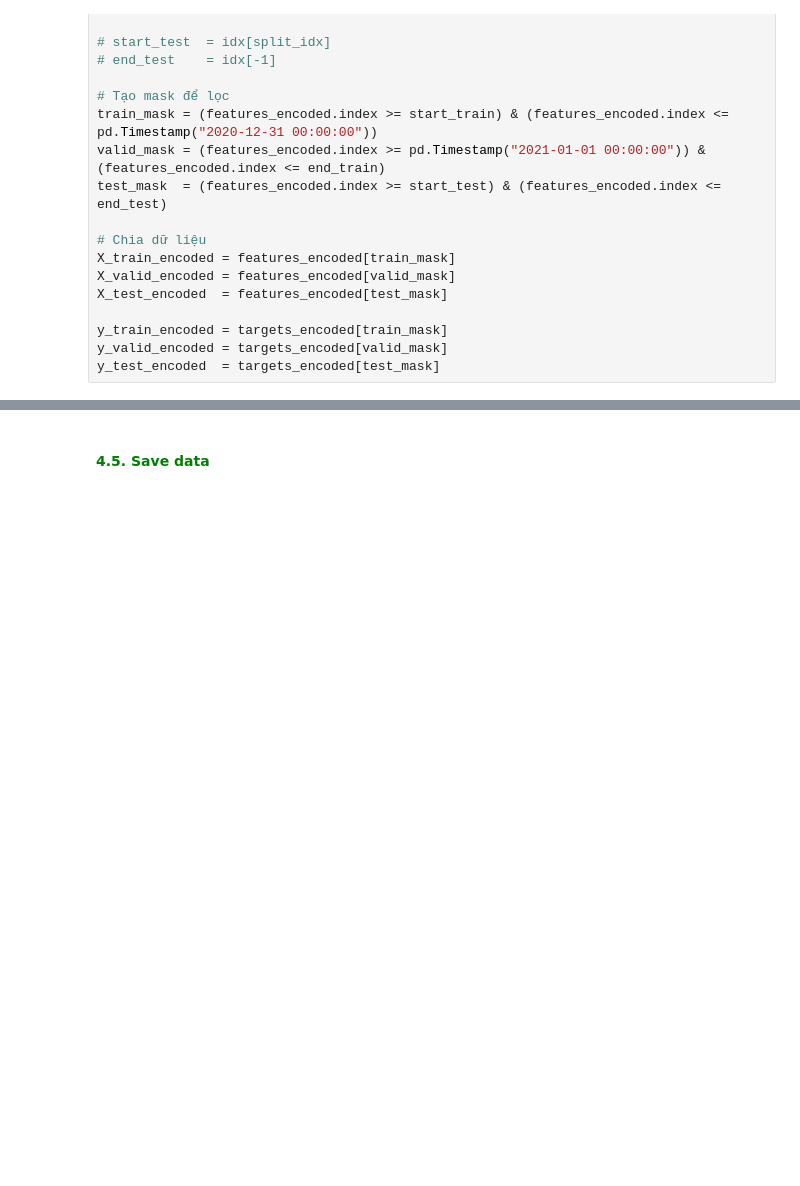
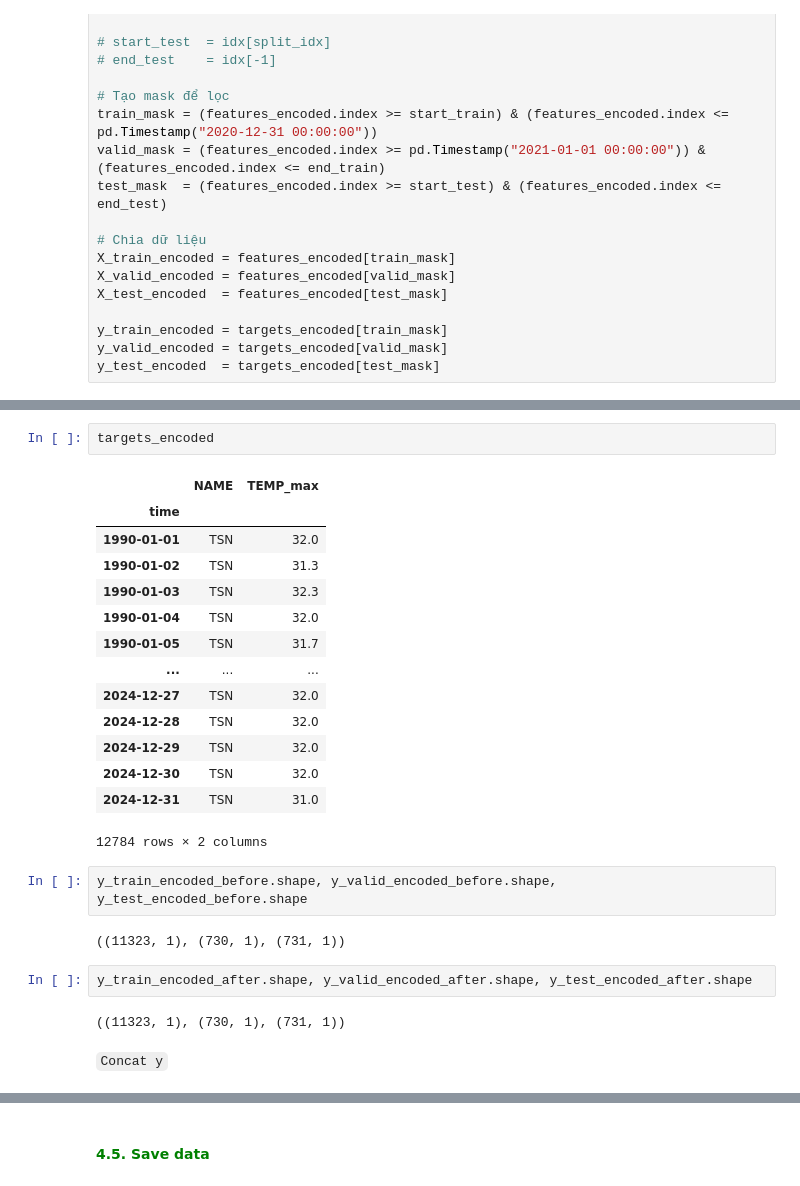
Before and after one commit to gamethu/TSF_Github, a Jupyter notebook: Drafts/Temp Prediction/notebooks/3.1. ML_model/XgBoost_model.ipynb, the cells around one changed output, grey strips where cells are left out. Drawn from its saved outputs; the diff is of its cells as text; blank space fills up the shorter version.

```diff
--- a/Drafts/Temp Prediction/notebooks/3.1. ML_model/XgBoost_model.ipynb
+++ b/Drafts/Temp Prediction/notebooks/3.1. ML_model/XgBoost_model.ipynb
@@ -541,0 +952,27 @@ features_encoded
+# %%
+targets_encoded
+# %% [output]
+|  | NAME | TEMP_max |
+| time |  |  |
+| 1990-01-01 | TSN | 32.0 |
+| 1990-01-02 | TSN | 31.3 |
+| 1990-01-03 | TSN | 32.3 |
+| 1990-01-04 | TSN | 32.0 |
+| 1990-01-05 | TSN | 31.7 |
+| ... | ... | ... |
+| 2024-12-27 | TSN | 32.0 |
+| 2024-12-28 | TSN | 32.0 |
+| 2024-12-29 | TSN | 32.0 |
+| 2024-12-30 | TSN | 32.0 |
+| 2024-12-31 | TSN | 31.0 |
+12784 rows × 2 columns
+# %%
+y_train_encoded_before.shape, y_valid_encoded_before.shape, y_test_encoded_before.shape
+# %% [output]
+((11323, 1), (730, 1), (731, 1))
+# %%
+y_train_encoded_after.shape, y_valid_encoded_after.shape, y_test_encoded_after.shape
+# %% [output]
+((11323, 1), (730, 1), (731, 1))
+# %% [markdown]
+`Concat y`
```
Also changed, not shown: parts of 94 cells of this notebook, 6 other files.
